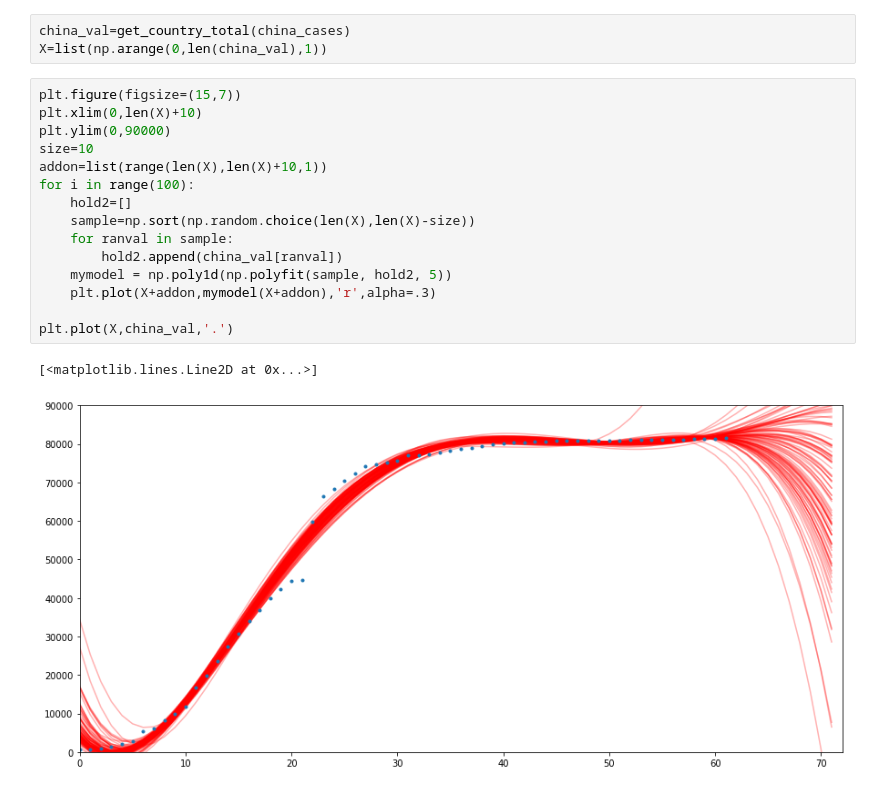
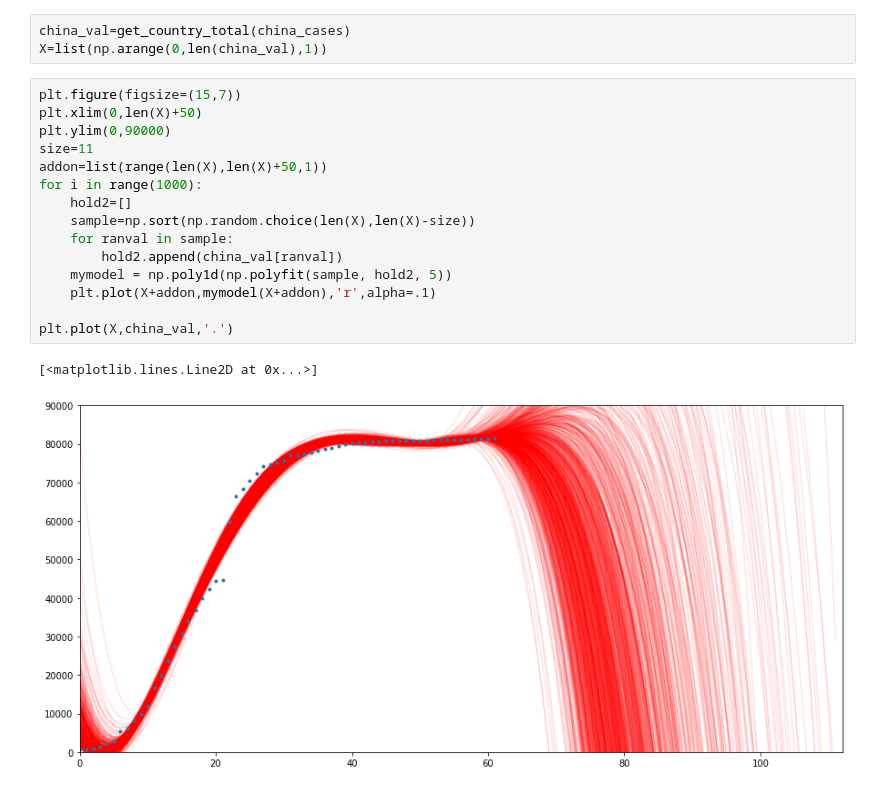
Before and after one commit to zhuowenzhao/COVID19-prediction, a Jupyter notebook: Kieran.ipynb, the cells around one changed output. Cells and saved outputs as stored; diff of their text form.

```diff
--- a/Kieran.ipynb
+++ b/Kieran.ipynb
@@ -288,19 +284,19 @@ china_val=get_country_total(china_cases)
 X=list(np.arange(0,len(china_val),1))
 # %%
 plt.figure(figsize=(15,7))
-plt.xlim(0,len(X)+10)
+plt.xlim(0,len(X)+50)
 plt.ylim(0,90000)
-size=10
-addon=list(range(len(X),len(X)+10,1))
-for i in range(100):
+size=11
+addon=list(range(len(X),len(X)+50,1))
+for i in range(1000):
     hold2=[]
     sample=np.sort(np.random.choice(len(X),len(X)-size))
     for ranval in sample:
         hold2.append(china_val[ranval])
     mymodel = np.poly1d(np.polyfit(sample, hold2, 5))
-    plt.plot(X+addon,mymodel(X+addon),'r',alpha=.3)
+    plt.plot(X+addon,mymodel(X+addon),'r',alpha=.1)
 
 plt.plot(X,china_val,'.')
 # %% [output]
 [<matplotlib.lines.Line2D at 0x...>]
-[figure, old version]
+[figure, new version]
```
Also changed, not shown: parts of 12 cells of this notebook.
